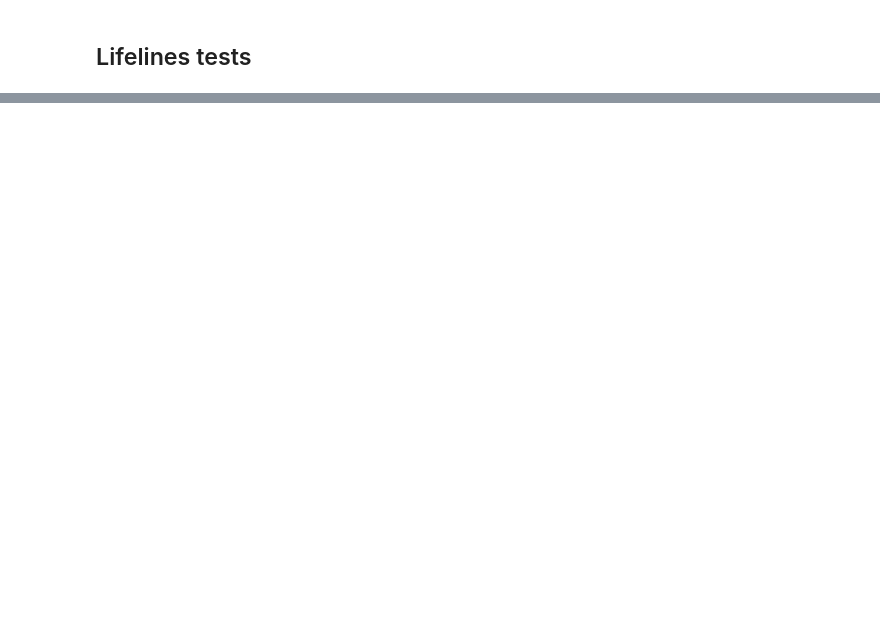
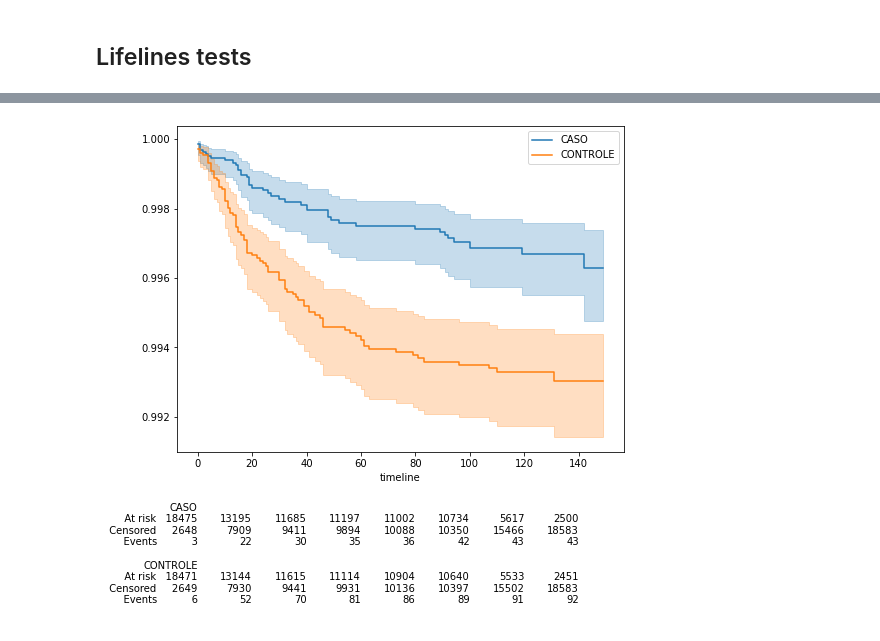
Before and after one commit to higorsmonteiro/vaccine-eff-fortaleza, a Jupyter notebook: notebooks/survival_exploration.ipynb, the cells around one changed output, grey strips where cells are left out. Saved outputs shown, nothing was run; the diff lists cells and outputs as text; code cells hidden in the pictures; blank space fills up the shorter version.

```diff
--- a/notebooks/survival_exploration.ipynb
+++ b/notebooks/survival_exploration.ipynb
@@ -212,0 +133,6 @@ for j in range(0, s_obito_.shape[0],2):
+# %%
+fig, ax = hospital.cumul_figures["D2_MALE"]
+# %%
+fig
+# %% [output]
+[figure, added]
```
Also changed, not shown: parts of 31 cells of this notebook, 5 other files.
